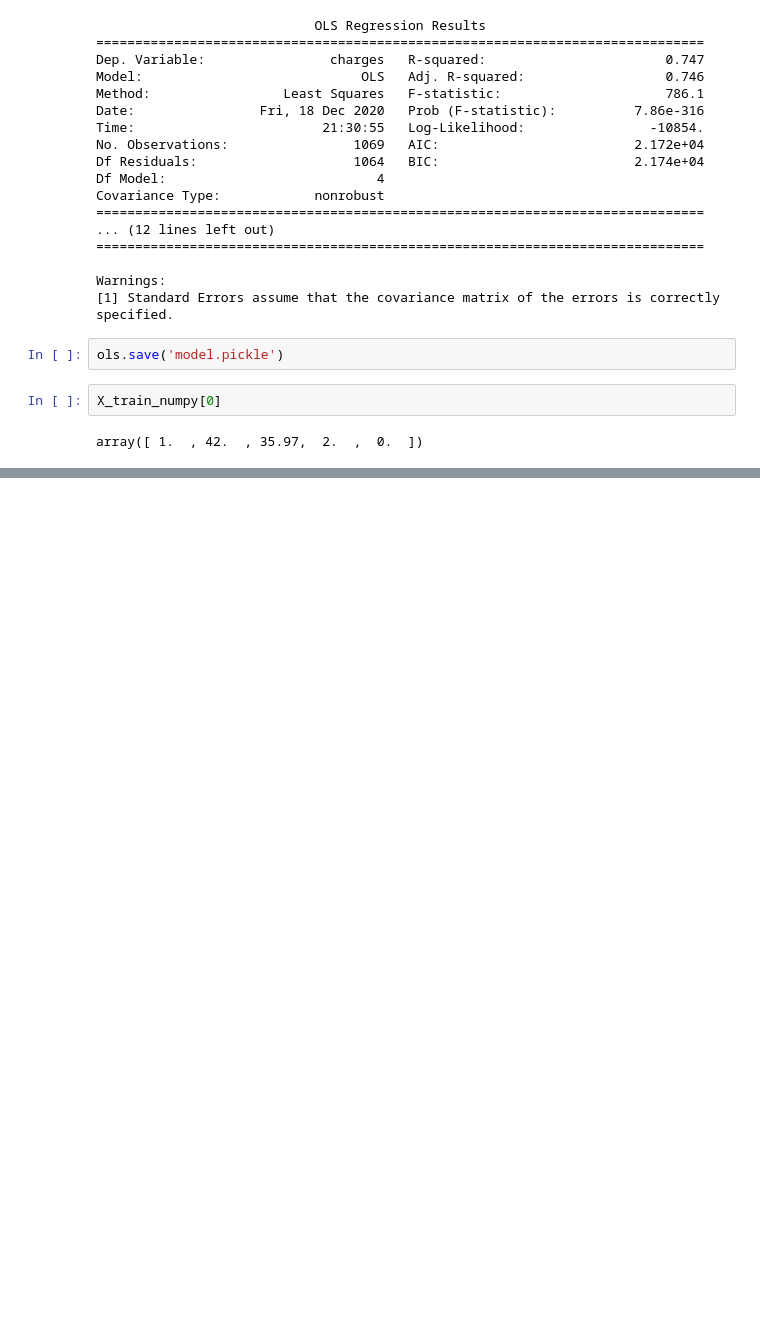
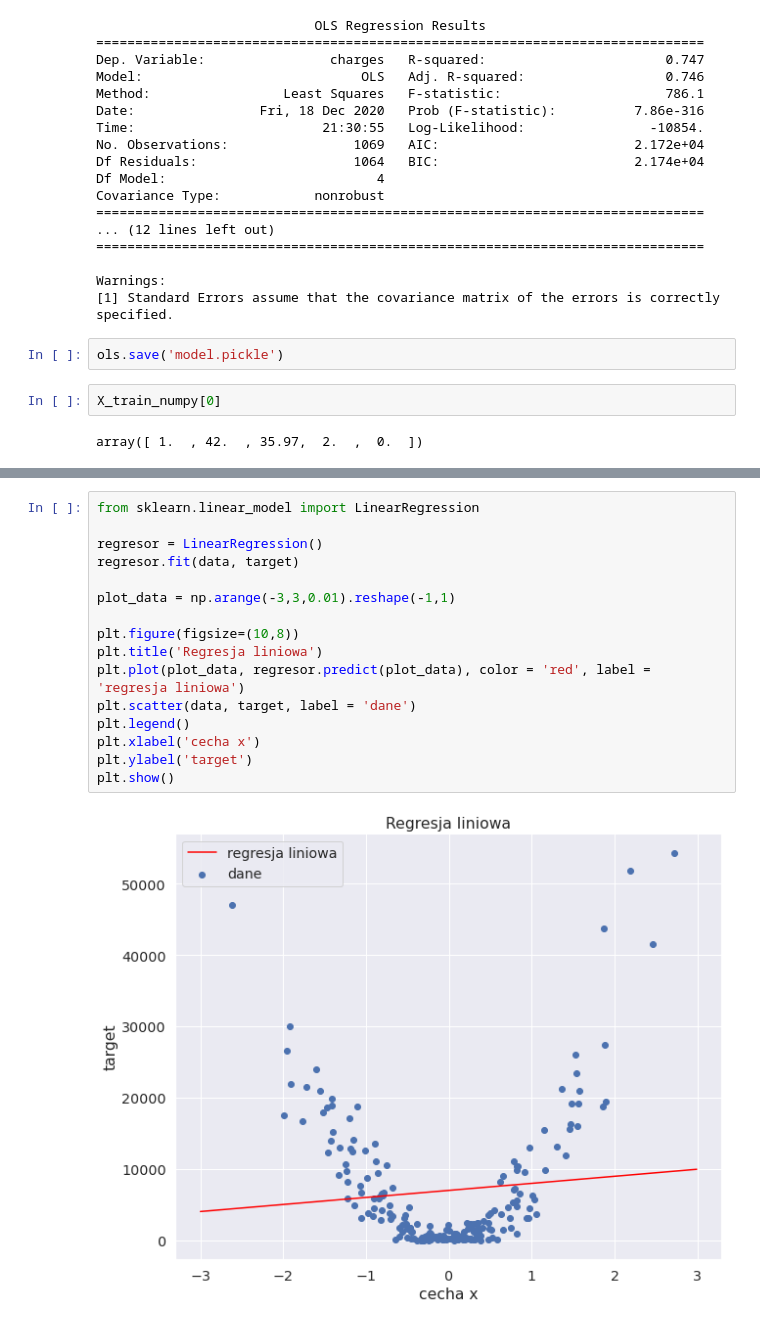
Before and after one commit to konrado10/NaukaGIT, a Jupyter notebook: Zad125.ipynb, the cells around one changed output, grey strips where cells are left out. Saved outputs shown, nothing was run; the diff lists cells and outputs as text; blank space fills up the shorter version.

```diff
--- a/Zad125.ipynb
+++ b/Zad125.ipynb
@@ -1982,0 +2016,18 @@ array([ 1.  , 42.  , 35.97,  2.  ,  0.  ])
+# %%
+from sklearn.linear_model import LinearRegression
+
+regresor = LinearRegression()
+regresor.fit(data, target)
+
+plot_data = np.arange(-3,3,0.01).reshape(-1,1)
+
+plt.figure(figsize=(10,8))
+plt.title('Regresja liniowa')
+plt.plot(plot_data, regresor.predict(plot_data), color = 'red', label = 'regresja liniowa')
+plt.scatter(data, target, label = 'dane')
+plt.legend()
+plt.xlabel('cecha x')
+plt.ylabel('target')
+plt.show()
+# %% [output]
+[figure, added]
```
Also changed, not shown: parts of 32 cells of this notebook.
